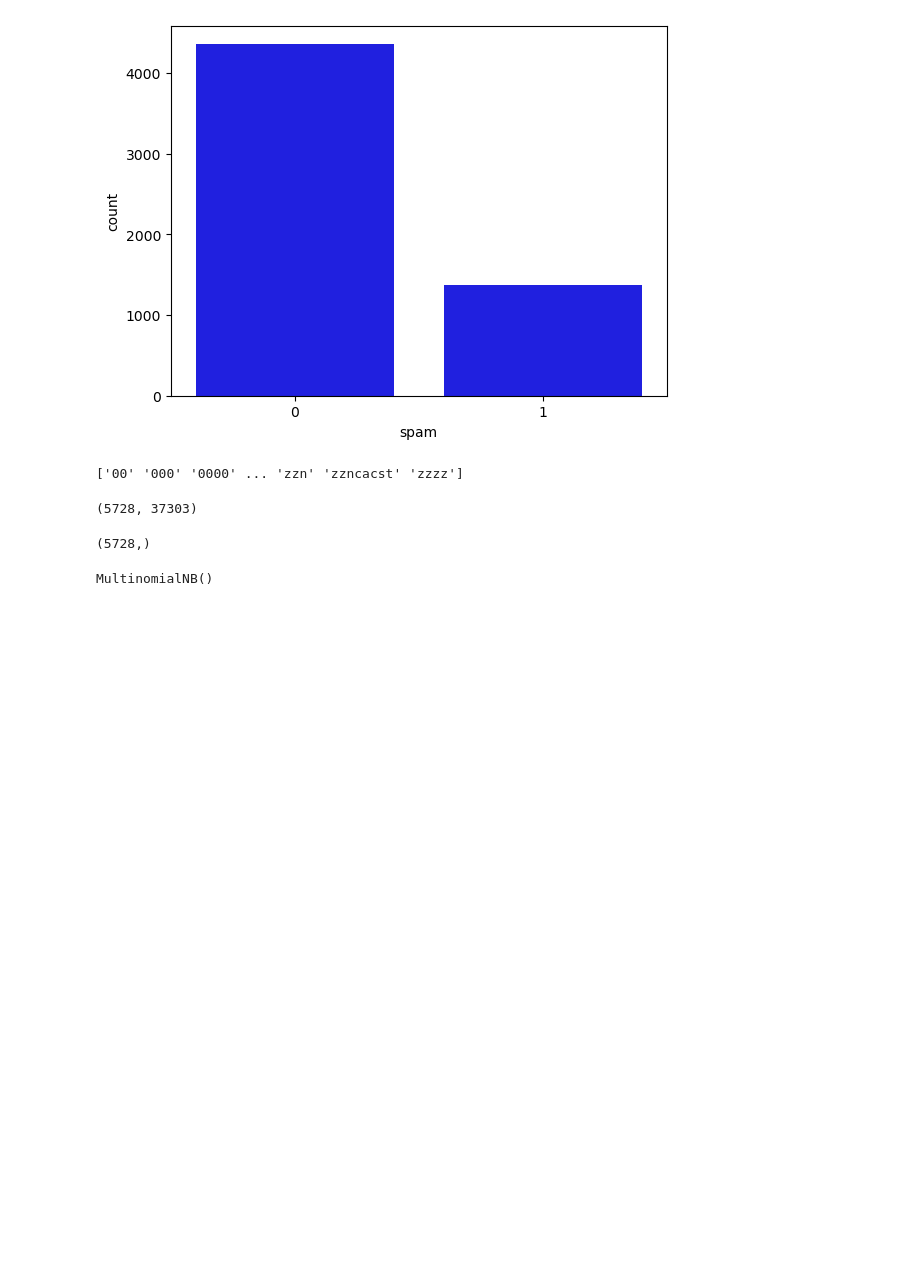
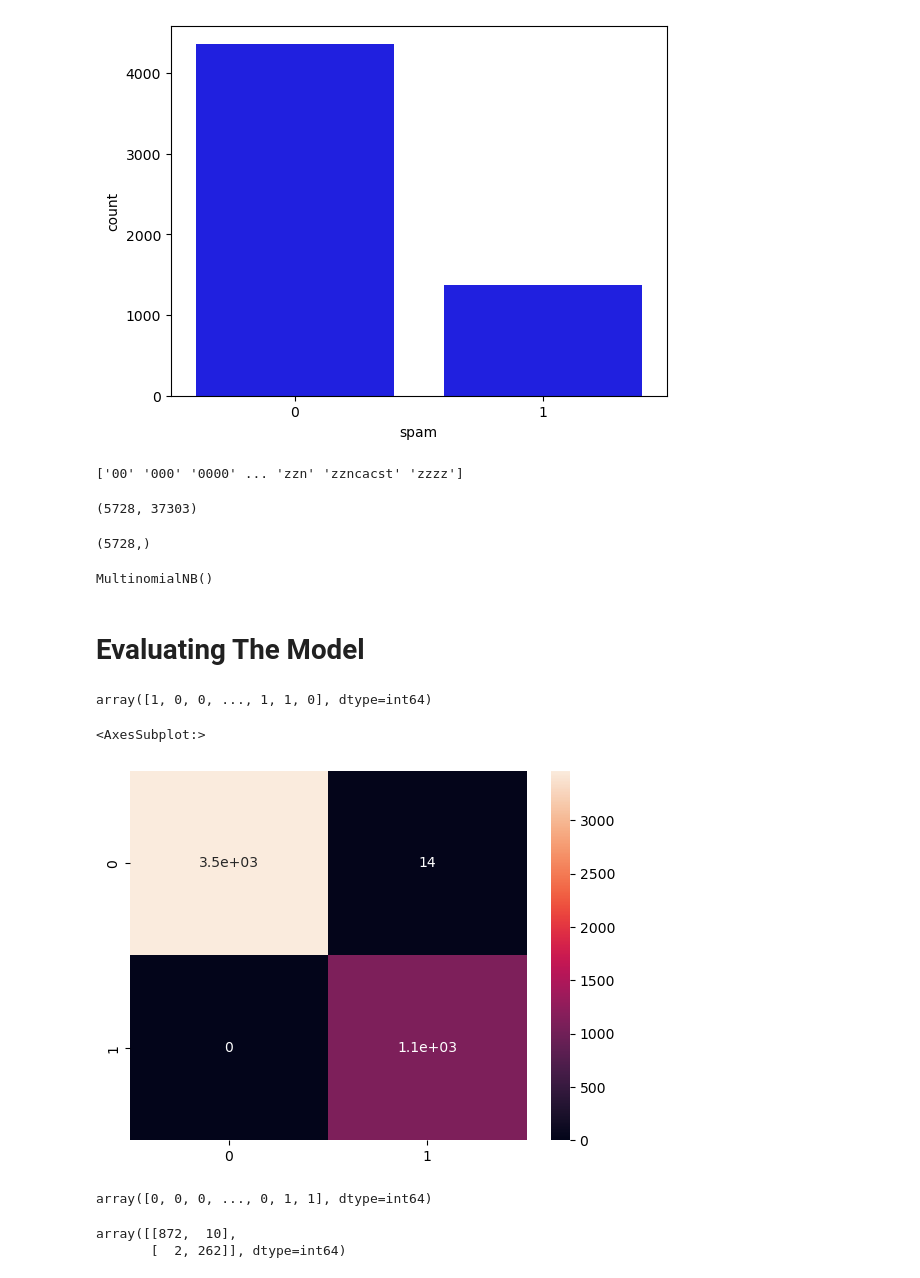
Before and after one commit to manikandan578/4th-sem, a Jupyter notebook: spam.ipynb, the cells around one changed output. Cells and saved outputs as stored; diff of their text form; code cells hidden in the pictures; blank space fills up the shorter version.

```diff
--- a/spam.ipynb
+++ b/spam.ipynb
@@ -143,3 +143,5 @@ NB_classifier = MultinomialNB()
 NB_classifier.fit(x_train,y_train)
 # %% [output]
 MultinomialNB()
+# %% [markdown]
+# Evaluating The Model
@@ -145,0 +150,17 @@ MultinomialNB()
+# %%
+y_predict_train = NB_classifier.predict(x_train)
+y_predict_train
+# %% [output]
+array([1, 0, 0, ..., 1, 1, 0], dtype=int64)
+# %%
+cm = confusion_matrix(y_train,y_predict_train)
+# %%
+sns.heatmap(cm,annot=True)
+# %% [output]
+<AxesSubplot:>
+[figure, added]
+# %%
+y_predict_test = NB_classifier.predict(x_test)
+y_predict_test
+# %% [output]
+array([0, 0, 0, ..., 0, 1, 1], dtype=int64)
@@ -145,0 +169,5 @@ MultinomialNB()
+# %%
+cm
+# %% [output]
+array([[872,  10],
+       [  2, 262]], dtype=int64)
```
Also changed, not shown: parts of 4 cells of this notebook.
